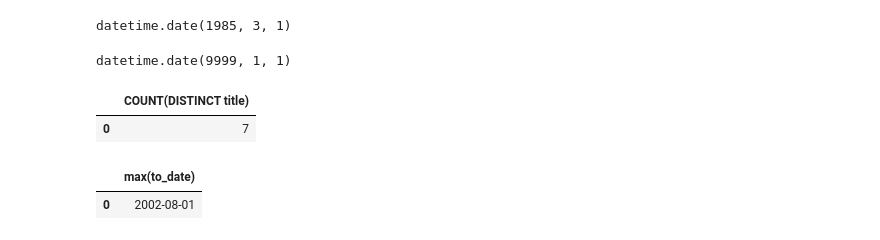
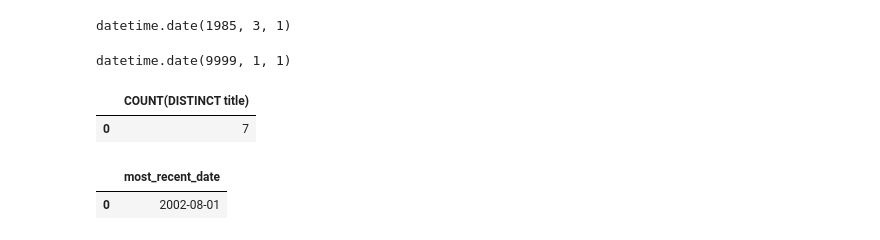
Before and after one commit to ForrestMccrosky/numpy-pandas-visualization-exercises, a Jupyter notebook: advanced_dataframes.ipynb, the cells around one changed output. Saved outputs shown, nothing was run; the diff lists cells and outputs as text; code cells hidden in the pictures.

Commit message:
adding an alias to the last question with sql.read

```diff
--- a/advanced_dataframes.ipynb
+++ b/advanced_dataframes.ipynb
@@ -149,8 +149,8 @@ pd.read_sql('SELECT COUNT(DISTINCT title) FROM titles', url)
 |  | COUNT(DISTINCT title) |
 | 0 | 7 |
 # %%
-pd.read_sql("SELECT max(to_date) FROM titles WHERE to_date NOT LIKE '9999%'", url) ## Using SQL to filter out the current
+pd.read_sql("SELECT max(to_date) as most_recent_date FROM titles WHERE to_date NOT LIKE '9999%'", url) ## Using SQL to filter out the current
 ## employees that have there to_date's set to 9999-01-01
 # %% [output]
-|  | max(to_date) |
+|  | most_recent_date |
 | 0 | 2002-08-01 |
```
